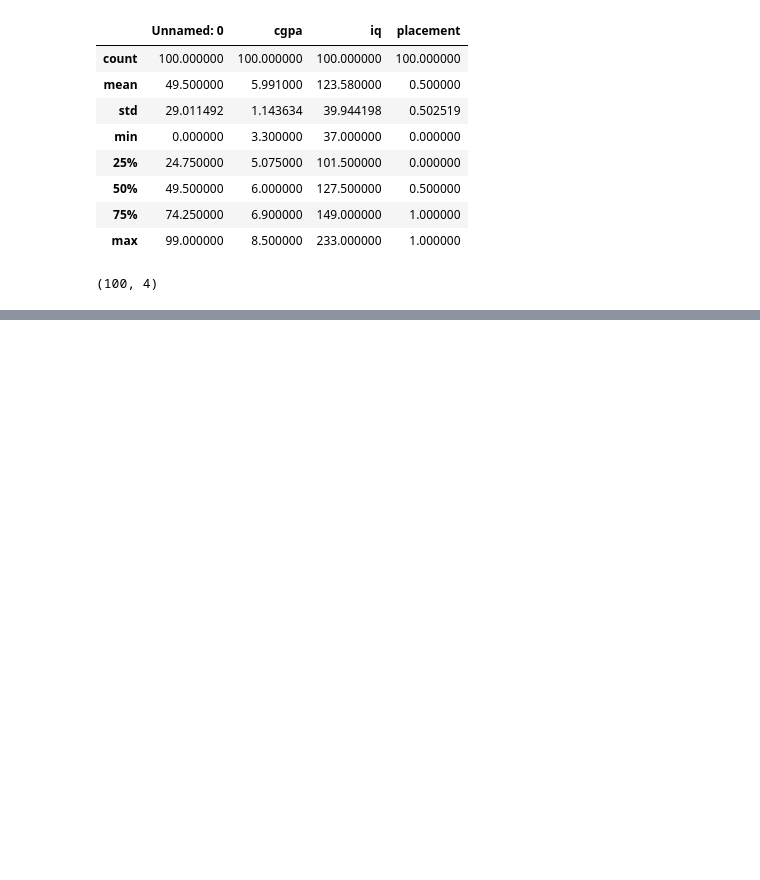
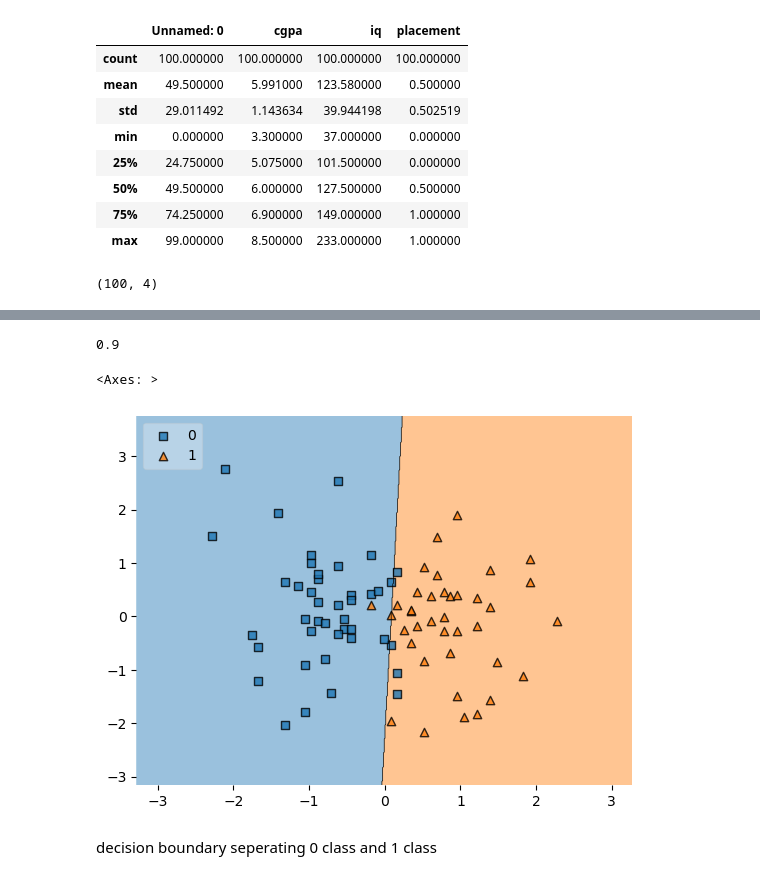
Before and after one commit to Shaheryar-01/Placement-Prediction, a Jupyter notebook: Classification.ipynb, the cells around one changed output, grey strips where cells are left out. Cells and saved outputs as stored; diff of their text form; code cells hidden in the pictures; blank space fills up the shorter version.

```diff
--- a/Classification.ipynb
+++ b/Classification.ipynb
@@ -50,0 +163,14 @@ df.shape
+# %%
+from sklearn.model_selection import train_test_split
+X_train, X_test, y_train, y_test = train_test_split(X, y, test_size=0.2)
+# %%
+from sklearn.preprocessing import StandardScaler
+#scaler is used for normalising
+#USUSALLY done before train_test_split
+
+scaler = StandardScaler()
+X_train = scaler.fit_transform(X_train)
+#fit transform is used to tell which pattern to use for scaling
+#usually between 0 and 1
+
+X_train
@@ -50,0 +237,5 @@ df.shape
+# %%
+clf = LogisticRegression()
+# %%
+clf.fit(X_train, y_train)
+#make the model learn patterns of your training data
@@ -50,0 +274,4 @@ df.shape
+# %%
+accuracy_score(y_test, y_pred)
+# %% [output]
+0.9
@@ -50,0 +280,8 @@ df.shape
+# %%
+plot_decision_regions(X_train, y_train.values, clf=clf, legend=2)
+#legend = 2, means there were 2 classes
+# %% [output]
+<Axes: >
+[figure, added]
+# %% [markdown]
+decision boundary seperating 0 class and 1 class
```
Also changed, not shown: parts of 20 cells of this notebook.
